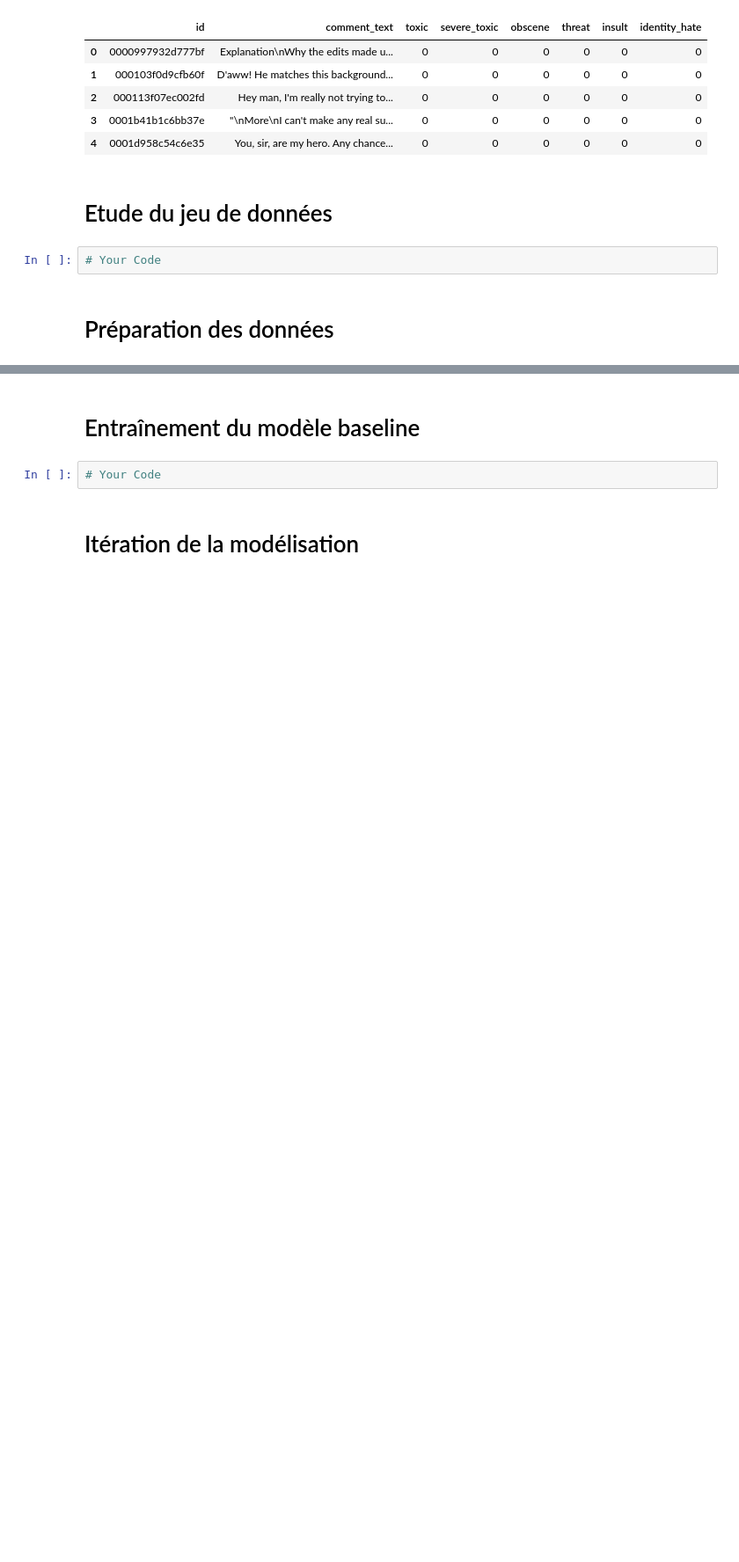
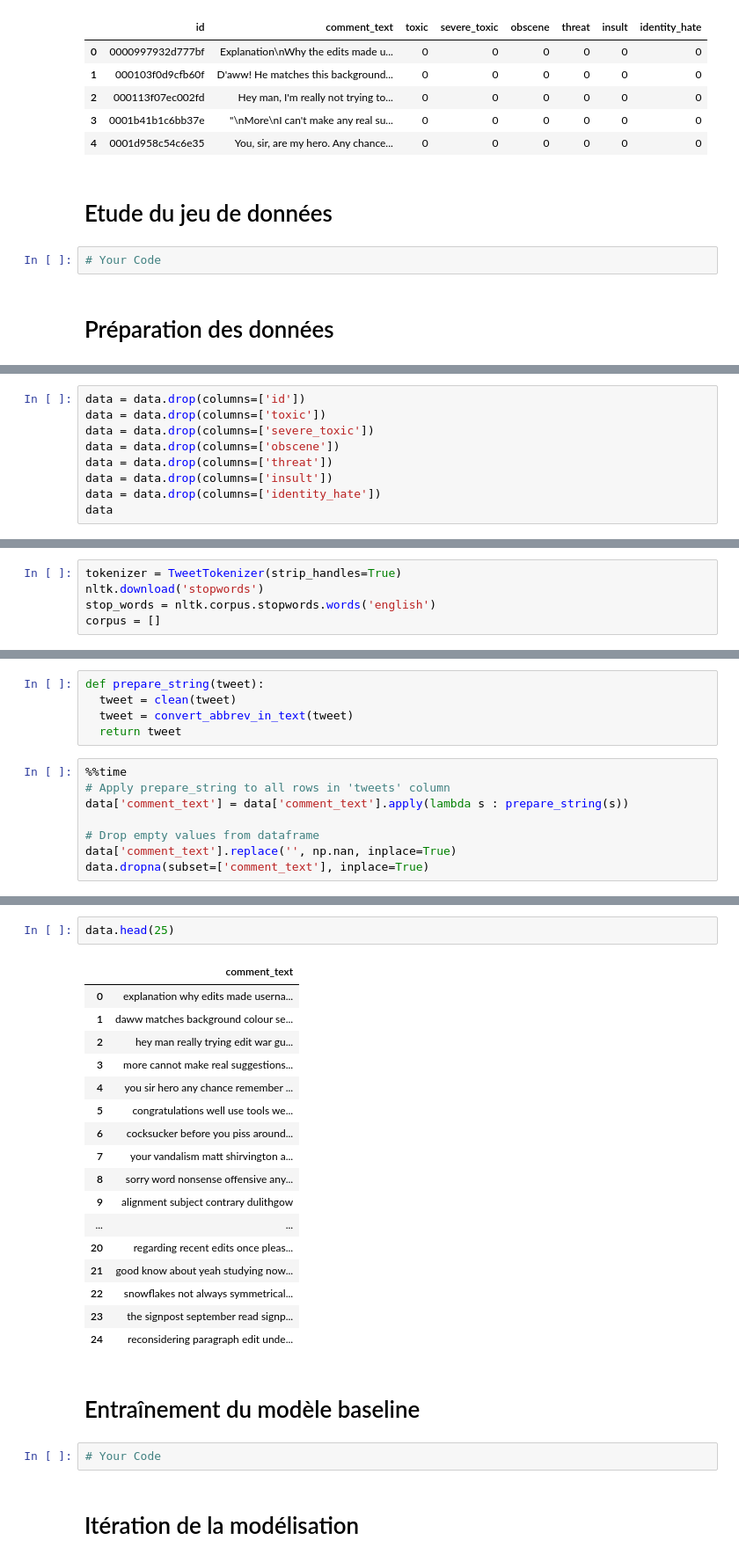
Before and after one commit to cc-ca/commentaires_toxiques, a Jupyter notebook: Copie_de_Classification_commentaires_toxiques.ipynb, the cells around one changed output, grey strips where cells are left out. Shown at 88% size. Drawn from its saved outputs; the diff is of its cells as text; blank space fills up the shorter version.

```diff
--- a/Copie_de_Classification_commentaires_toxiques.ipynb
+++ b/Copie_de_Classification_commentaires_toxiques.ipynb
@@ -36,0 +74,9 @@ data.head()
+# %%
+data = data.drop(columns=['id'])
+data = data.drop(columns=['toxic'])
+data = data.drop(columns=['severe_toxic'])
+data = data.drop(columns=['obscene'])
+data = data.drop(columns=['threat'])
+data = data.drop(columns=['insult'])
+data = data.drop(columns=['identity_hate'])
+data
@@ -36,0 +97,5 @@ data.head()
+# %%
+tokenizer = TweetTokenizer(strip_handles=True)
+nltk.download('stopwords')
+stop_words = nltk.corpus.stopwords.words('english')
+corpus = []
@@ -36,0 +493,13 @@ data.head()
+# %%
+def prepare_string(tweet):
+  tweet = clean(tweet)
+  tweet = convert_abbrev_in_text(tweet)
+  return tweet
+# %%
+%%time
+# Apply prepare_string to all rows in 'tweets' column
+data['comment_text'] = data['comment_text'].apply(lambda s : prepare_string(s))
+
+# Drop empty values from dataframe
+data['comment_text'].replace('', np.nan, inplace=True)
+data.dropna(subset=['comment_text'], inplace=True)
@@ -37,3 +509,23 @@ data.head()
+# %%
+data.head(25)
+# %% [output]
+|  | comment_text |
+| 0 | explanation why edits made userna... |
+| 1 | daww matches background colour se... |
+| 2 | hey man really trying edit war gu... |
+| 3 | more cannot make real suggestions... |
+| 4 | you sir hero any chance remember ... |
+| 5 | congratulations well use tools we... |
+| 6 | cocksucker before you piss around... |
+| 7 | your vandalism matt shirvington a... |
+| 8 | sorry word nonsense offensive any... |
+| 9 | alignment subject contrary dulithgow |
+| ... | ... |
+| 20 | regarding recent edits once pleas... |
+| 21 | good know about yeah studying now... |
+| 22 | snowflakes not always symmetrical... |
+| 23 | the signpost september read signp... |
+| 24 | reconsidering paragraph edit unde... |
 # %% [markdown]
 # Entraînement du modèle baseline
 # %%
```
Also changed, not shown: parts of 9 cells of this notebook.
